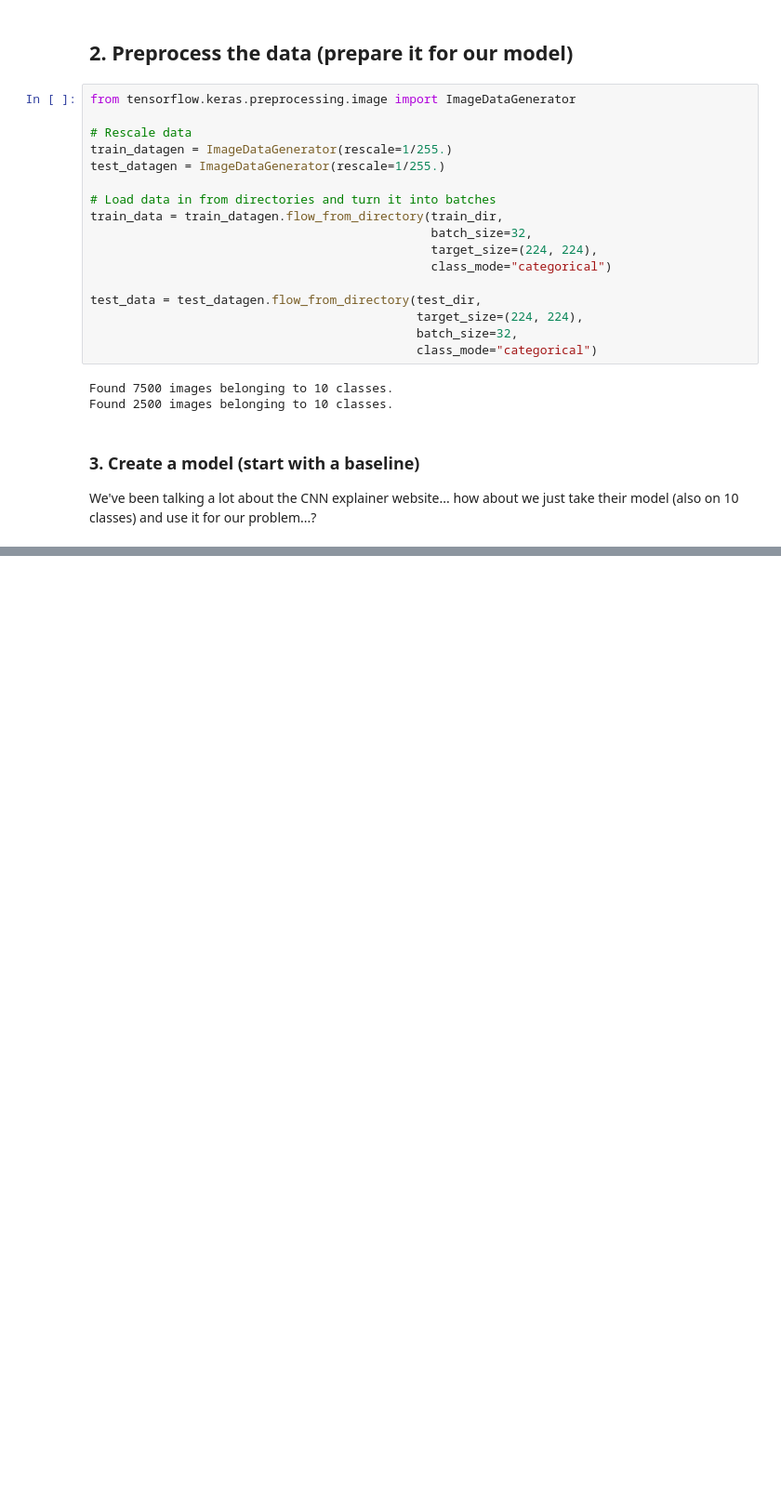
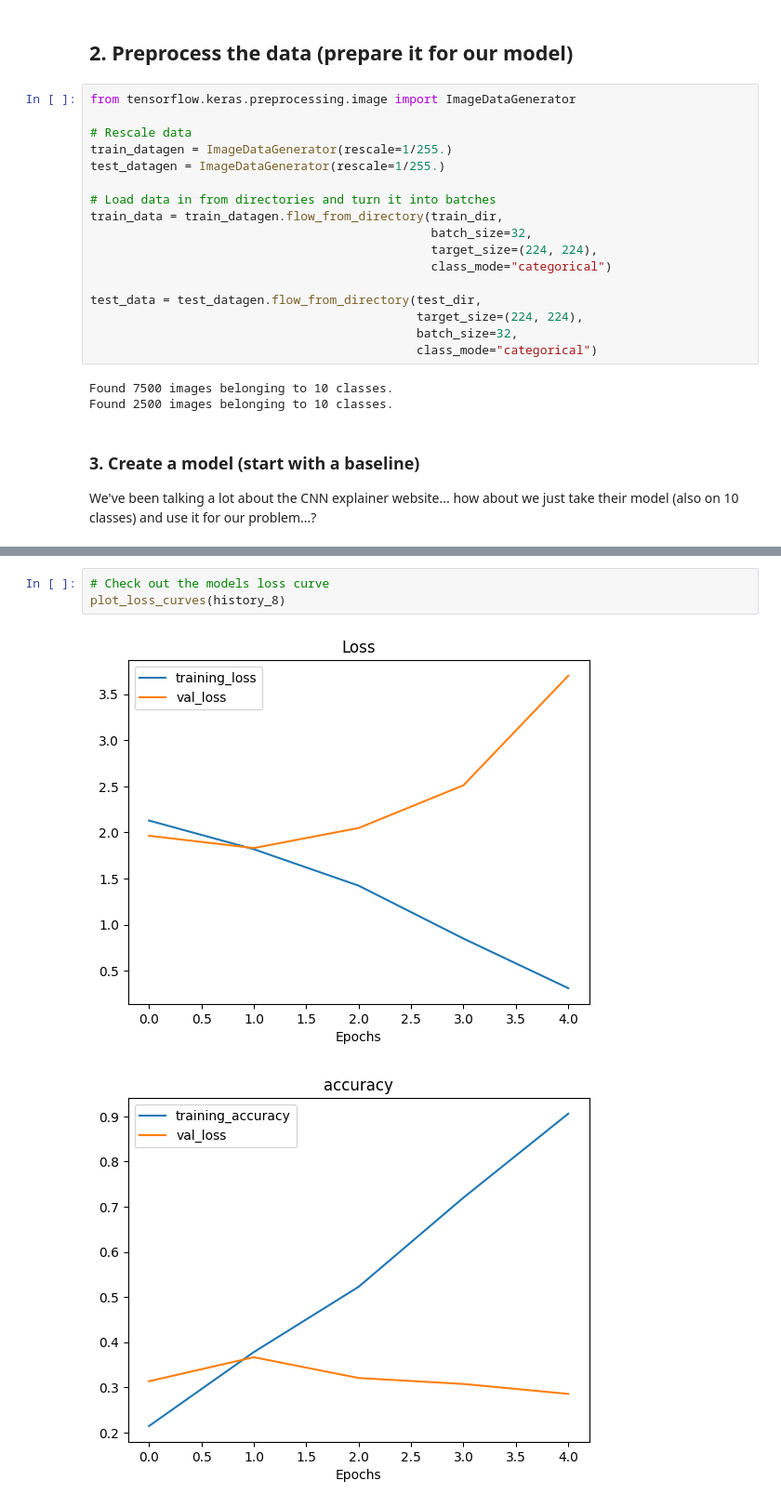
Before and after one commit to JJThoms1/03_Introduction_to_computer_vision_with_tensorflow_video, a Jupyter notebook: 03_Introduction_to_computer_vision_with_tensorflow_video.ipynb, the cells around one changed output, grey strips where cells are left out. Shown at 93% size. Saved outputs shown, nothing was run; the diff lists cells and outputs as text; blank space fills up the shorter version.

```diff
--- a/03_Introduction_to_computer_vision_with_tensorflow_video.ipynb
+++ b/03_Introduction_to_computer_vision_with_tensorflow_video.ipynb
@@ -1259,0 +1269,6 @@ Epoch 5/5
+# %%
+# Check out the models loss curve
+plot_loss_curves(history_8)
+# %% [output]
+[figure, added]
+[figure, added]
```
Also changed, not shown: parts of 33 cells of this notebook.
